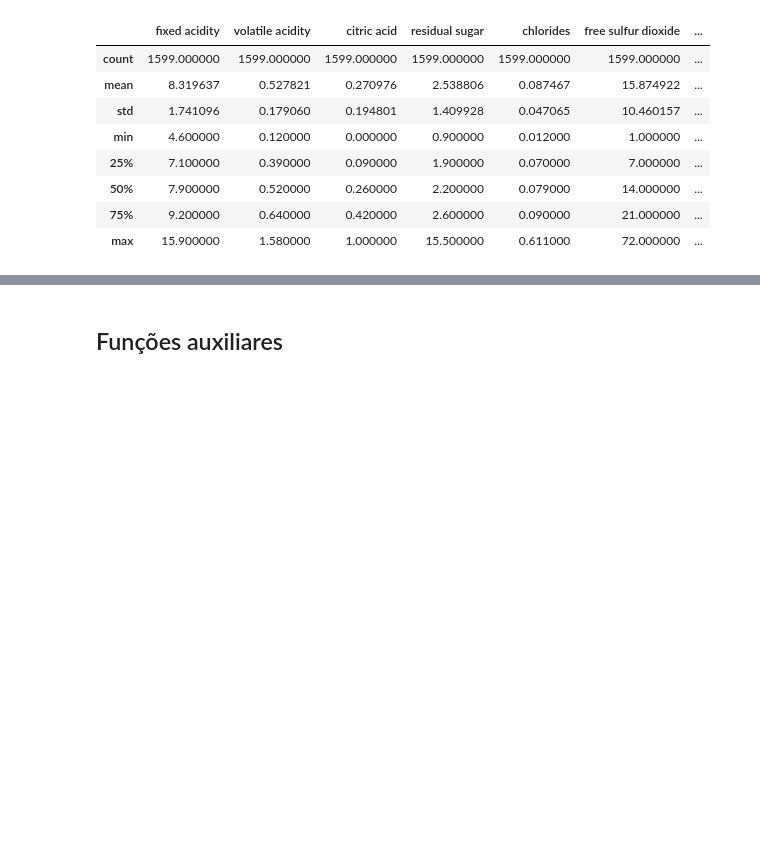
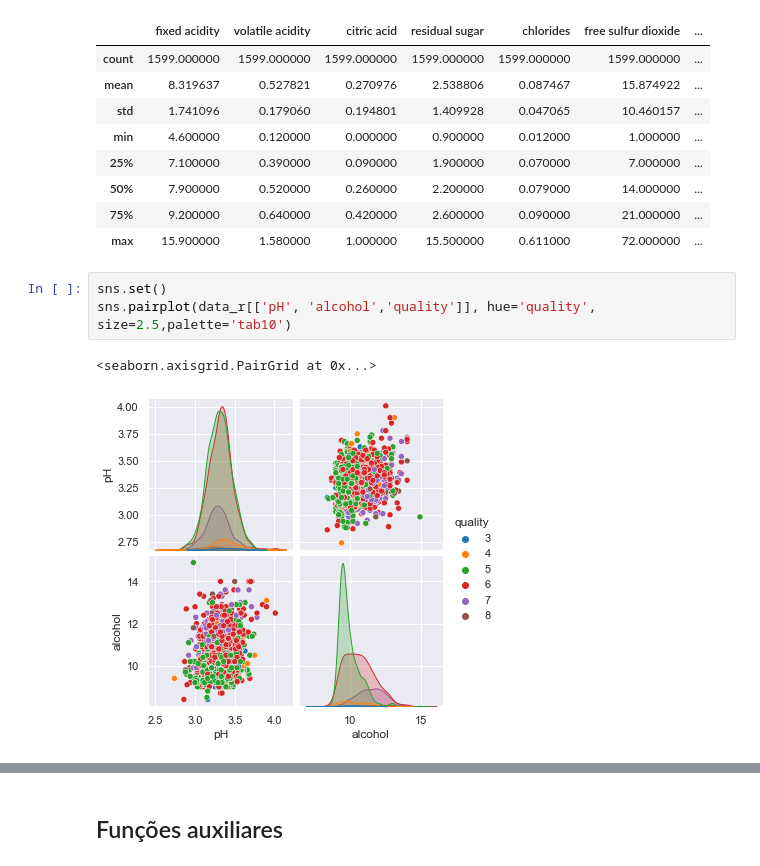
Before and after one commit to franciscomonteiro85/faa-wine-project, a Jupyter notebook: Wine_quality_project.ipynb, the cells around one changed output, grey strips where cells are left out. Saved outputs shown, nothing was run; the diff lists cells and outputs as text; blank space fills up the shorter version.

```diff
--- a/Wine_quality_project.ipynb
+++ b/Wine_quality_project.ipynb
@@ -65,6 +66,12 @@ data_r.describe()
 | 50% | 7.900000 | 0.520000 | 0.260000 | 2.200000 | 0.079000 | 14.000000 | ... |
 | 75% | 9.200000 | 0.640000 | 0.420000 | 2.600000 | 0.090000 | 21.000000 | ... |
 | max | 15.900000 | 1.580000 | 1.000000 | 15.500000 | 0.611000 | 72.000000 | ... |
+# %%
+sns.set()
+sns.pairplot(data_r[['pH', 'alcohol','quality']], hue='quality', size=2.5,palette='tab10')
+# %% [output]
+<seaborn.axisgrid.PairGrid at 0x...>
+[figure, added]
 # %%
 # red wine data
 nWines_r = len(data_r)
```
Also changed, not shown: parts of 4 cells of this notebook.
